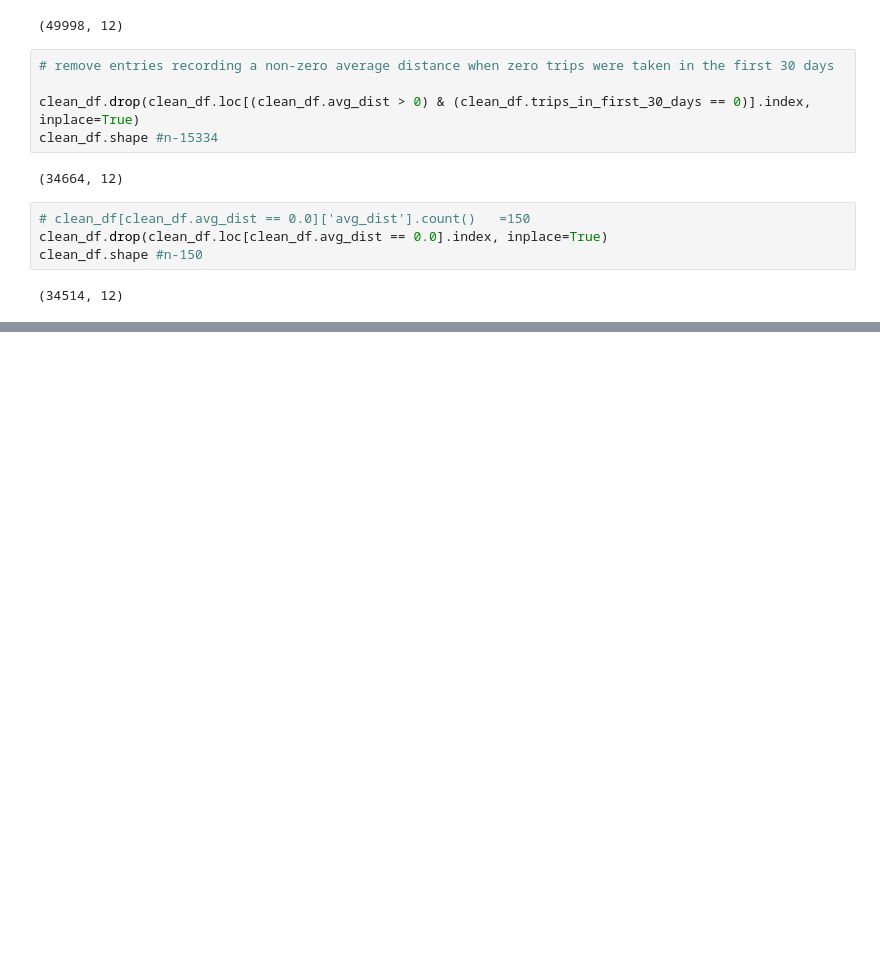
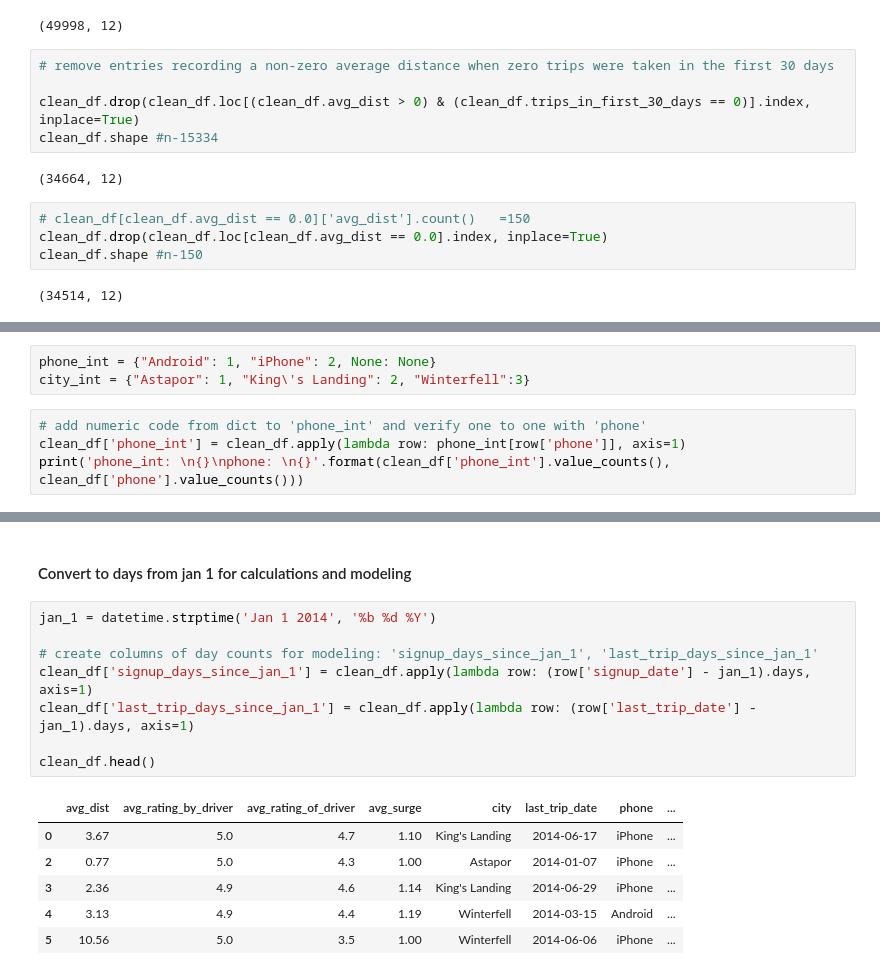
Before and after one commit to jslaga/SpringboardDSC, a Jupyter notebook: Take-Home_Challenges/Ultimate_Data_Challenge.ipynb, the cells around one changed output, grey strips where cells are left out. Cells and saved outputs as stored; diff of their text form; blank space fills up the shorter version.

```diff
--- a/Take-Home_Challenges/Ultimate_Data_Challenge.ipynb
+++ b/Take-Home_Challenges/Ultimate_Data_Challenge.ipynb
@@ -474,0 +486,7 @@ clean_df.shape #n-150
+# %%
+phone_int = {"Android": 1, "iPhone": 2, None: None}
+city_int = {"Astapor": 1, "King\'s Landing": 2, "Winterfell":3}
+# %%
+# add numeric code from dict to 'phone_int' and verify one to one with 'phone'
+clean_df['phone_int'] = clean_df.apply(lambda row: phone_int[row['phone']], axis=1)
+print('phone_int: \n{}\nphone: \n{}'.format(clean_df['phone_int'].value_counts(), clean_df['phone'].value_counts()))
@@ -474,0 +517,17 @@ clean_df.shape #n-150
+# %% [markdown]
+#### Convert to days from jan 1 for calculations and modeling
+# %%
+jan_1 = datetime.strptime('Jan 1 2014', '%b %d %Y')
+
+# create columns of day counts for modeling: 'signup_days_since_jan_1', 'last_trip_days_since_jan_1'
+clean_df['signup_days_since_jan_1'] = clean_df.apply(lambda row: (row['signup_date'] - jan_1).days, axis=1)
+clean_df['last_trip_days_since_jan_1'] = clean_df.apply(lambda row: (row['last_trip_date'] - jan_1).days, axis=1)
+
+clean_df.head()
+# %% [output]
+|  | avg_dist | avg_rating_by_driver | avg_rating_of_driver | avg_surge | city | last_trip_date | phone | ... |
+| 0 | 3.67 | 5.0 | 4.7 | 1.10 | King's Landing | 2014-06-17 | iPhone | ... |
+| 2 | 0.77 | 5.0 | 4.3 | 1.00 | Astapor | 2014-01-07 | iPhone | ... |
+| 3 | 2.36 | 4.9 | 4.6 | 1.14 | King's Landing | 2014-06-29 | iPhone | ... |
+| 4 | 3.13 | 4.9 | 4.4 | 1.19 | Winterfell | 2014-03-15 | Android | ... |
+| 5 | 10.56 | 5.0 | 3.5 | 1.00 | Winterfell | 2014-06-06 | iPhone | ... |
```
Also changed, not shown: parts of 22 cells of this notebook.
